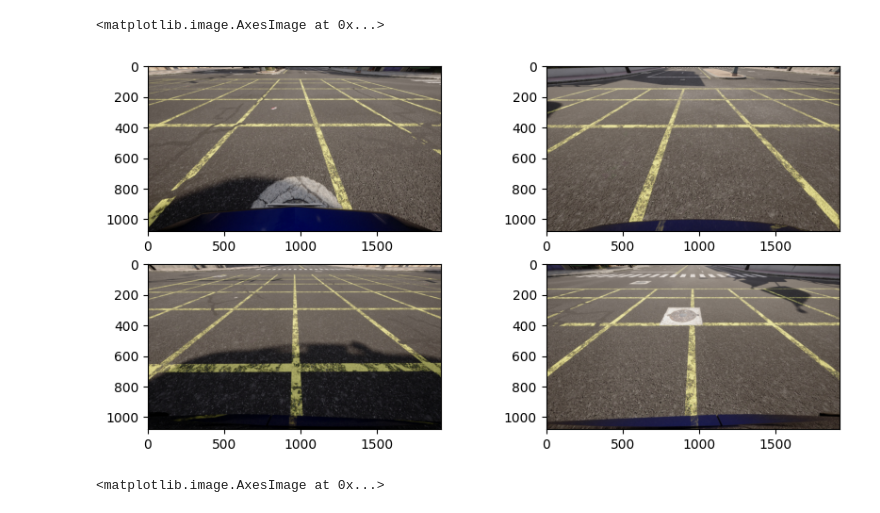
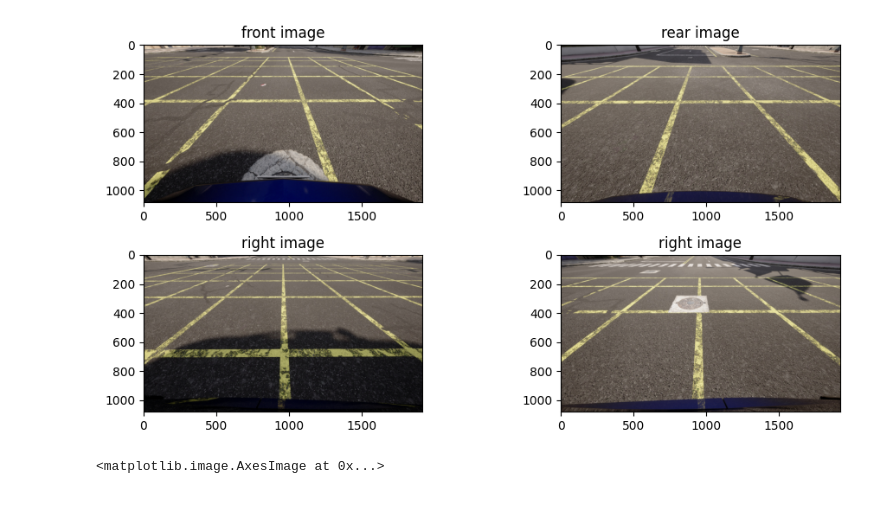
Before and after one commit to jinbeomjeong/surround_view, a Jupyter notebook: surround_view.ipynb, the cells around one changed output. Drawn from its saved outputs; the diff is of its cells as text; code cells hidden in the pictures.

```diff
--- a/surround_view.ipynb
+++ b/surround_view.ipynb
@@ -18,13 +18,21 @@ rear_img = cv2.cvtColor(rear_img, cv2.COLOR_RGB2BGR)
 # %%
 fig, axis = plt.subplots(nrows=2, ncols=2)
 fig.set_size_inches(10, 5)
 axis[0, 0].imshow(front_img)
+axis[0, 0].set_title('front image')
+
 axis[0, 1].imshow(rear_img)
+axis[0, 1].set_title('rear image')
+
 axis[1, 0].imshow(left_img)
+axis[1, 0].set_title('right image')
+
 axis[1, 1].imshow(right_img)
+axis[1, 1].set_title('right image')
+
+plt.tight_layout()
 # %% [output]
-<matplotlib.image.AxesImage at 0x...>
-[figure, old version]
+[figure, new version]
 # %%
 h, w, c = front_img.shape
 
```
Also changed, not shown: parts of 7 cells of this notebook, 7 other files.
